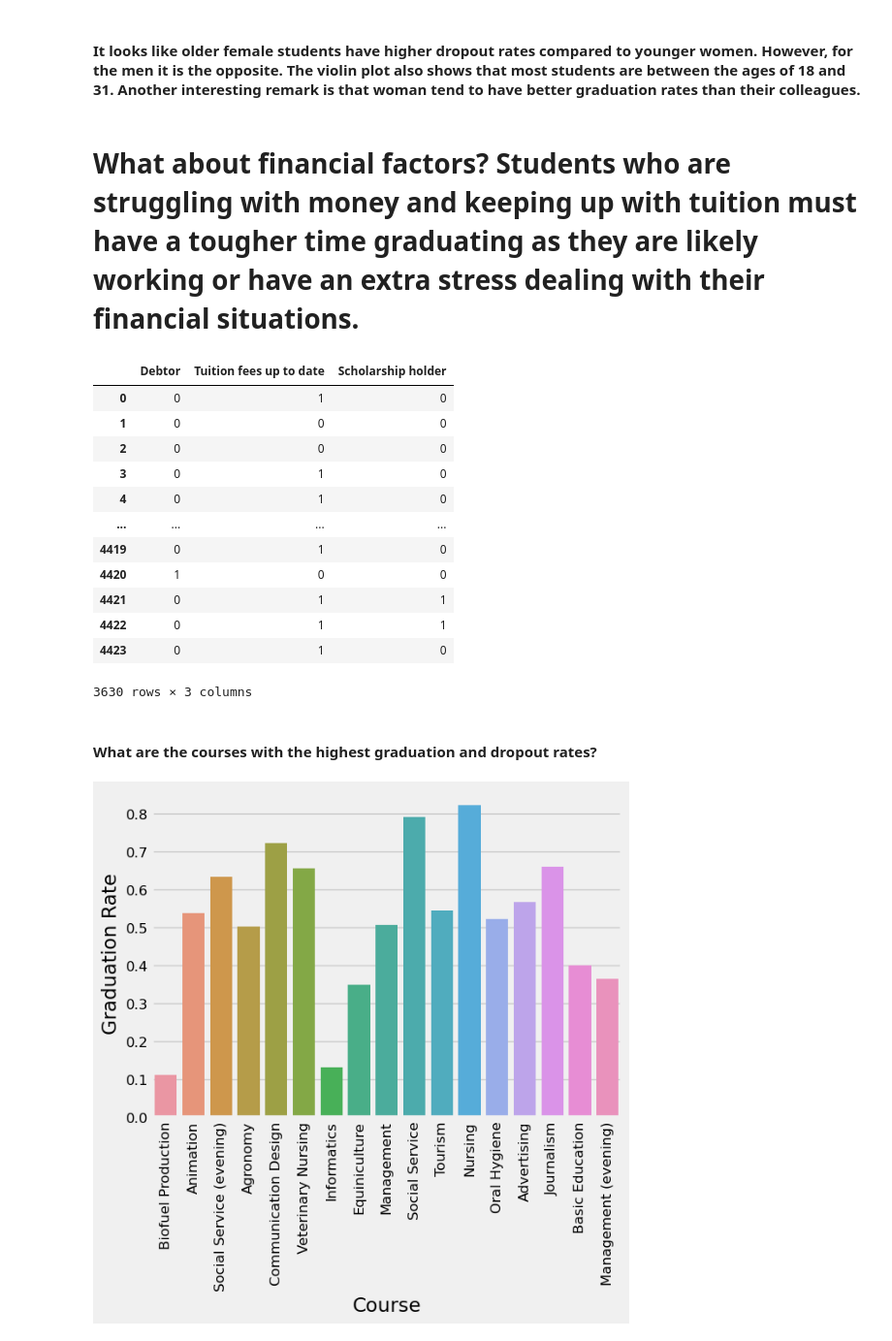
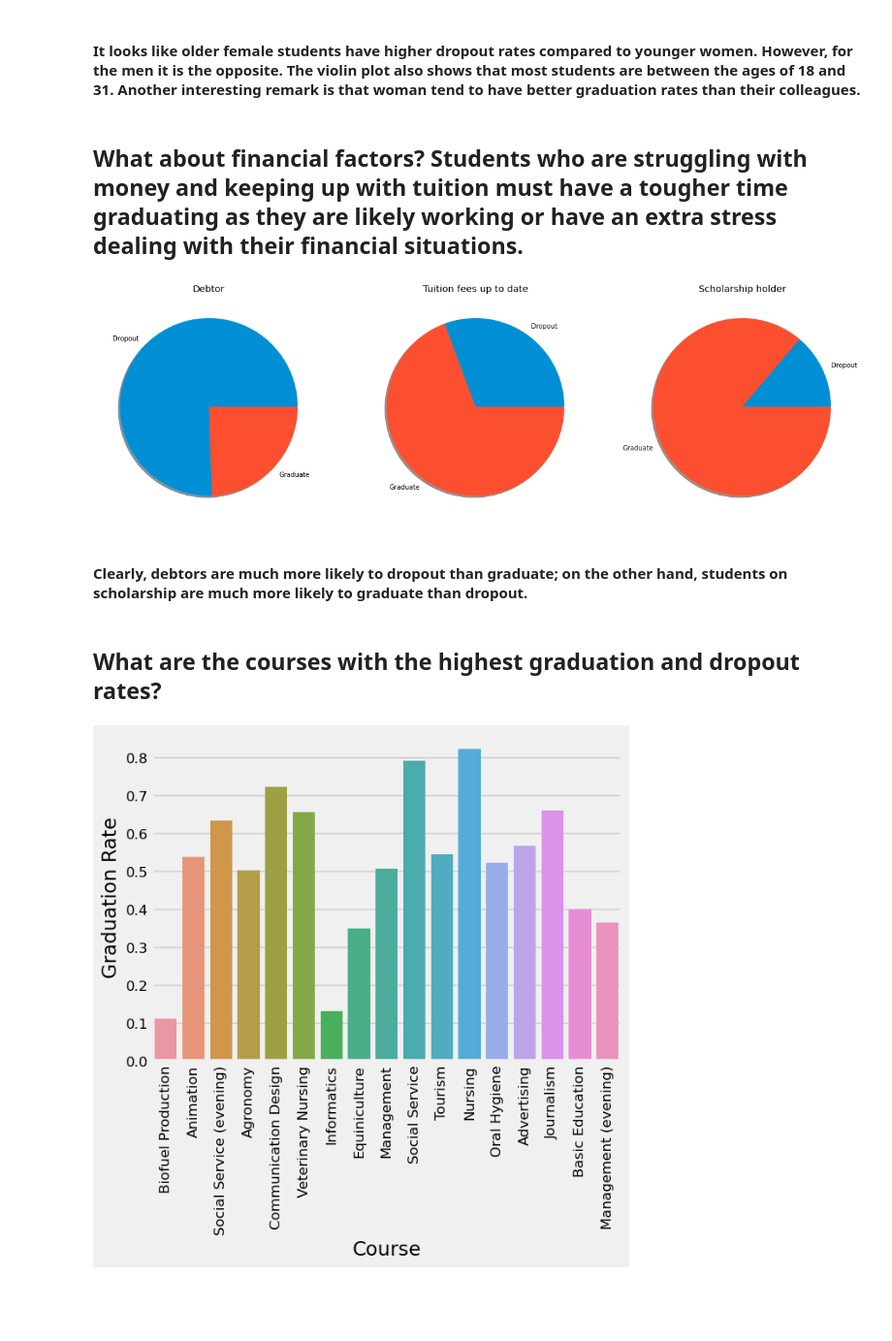
Before and after one commit to drodrigues01/Lab-One-Exploring-Table-Data, a Jupyter notebook: Lab One: Exploring Table Data.ipynb, the cells around one changed output. Shown: that part at 97% size. Cells and saved outputs as stored; diff of their text form; code cells hidden in the pictures; blank space fills up the shorter version.

```diff
--- a/Lab One: Exploring Table Data.ipynb
+++ b/Lab One: Exploring Table Data.ipynb
@@ -210,29 +210,36 @@ plt.show()
 # %% [markdown]
 #### It looks like older female students have higher dropout rates compared to younger women. However, for the men it is the opposite. The violin plot also shows that most students are between the ages of 18 and 31. Another interesting remark is that woman tend to have better graduation rates than their colleagues.
 # %% [markdown]
-# What about financial factors? Students who are struggling with money and keeping up with tuition must have a tougher time graduating as they are likely working or have an extra stress dealing with their financial situations.
+## What about financial factors? Students who are struggling with money and keeping up with tuition must have a tougher time graduating as they are likely working or have an extra stress dealing with their financial situations.
-# %%
-financial_factors = data[['Debtor', 'Tuition fees up to date', 'Scholarship holder']]
-financial_factors
-
-# sns.set()
-# sns.pairplot(data,hue='Target')
-# %% [output]
-|  | Debtor | Tuition fees up to date | Scholarship holder |
-| 0 | 0 | 1 | 0 |
-| 1 | 0 | 0 | 0 |
-| 2 | 0 | 0 | 0 |
-| 3 | 0 | 1 | 0 |
-| 4 | 0 | 1 | 0 |
-| ... | ... | ... | ... |
-| 4419 | 0 | 1 | 0 |
-| 4420 | 1 | 0 | 0 |
-| 4421 | 0 | 1 | 1 |
-| 4422 | 0 | 1 | 1 |
-| 4423 | 0 | 1 | 0 |
-3630 rows × 3 columns
+# %%
+financial_factors = ['Debtor', 'Tuition fees up to date', 'Scholarship holder']
+financial_data    = {}
+
+for column in financial_factors:
+    cd = data[data[column] == 1][['Target', column]].groupby('Target').count()
+    financial_data[column] = {
+        'title': column,
+        'slices': [ float(cd.iloc[[0]].values[0][0])/float(cd.values.sum()), float(cd.iloc[[1]].values[0][0])/float(cd.values.sum()) ],
+        'labels': [ cd.iloc[[0]].index[0], cd.iloc[[1]].index[0] ]
+    }
+
+fig, ax = plt.subplots(1, 3)
+
+for index, column in enumerate(financial_factors):
+    ax[index].set_title(financial_data[column]['title'])
+    ax[index].pie(financial_data[column]['slices'], labels=financial_data[column]['labels'], radius=1, shadow=True)
+
+fig.set_size_inches(18.5, 10.5)
+fig.set_facecolor('white')
+
+plt.style.use('ggplot')
+plt.show()
+# %% [output]
+[figure, added]
+# %% [markdown]
+#### Clearly, debtors are much more likely to dropout than graduate; on the other hand, students on scholarship are much more likely to graduate than dropout.
 # %% [markdown]
-#### What are the courses with the highest graduation and dropout rates?
+## What are the courses with the highest graduation and dropout rates?
 # %%
 courses_list = ["Biofuel Production", 'Animation', 'Social Service (evening)',
             'Agronomy', 'Communication Design', 'Veterinary Nursing', 'Informatics',
```
Also changed, not shown: parts of 5 cells of this notebook.
